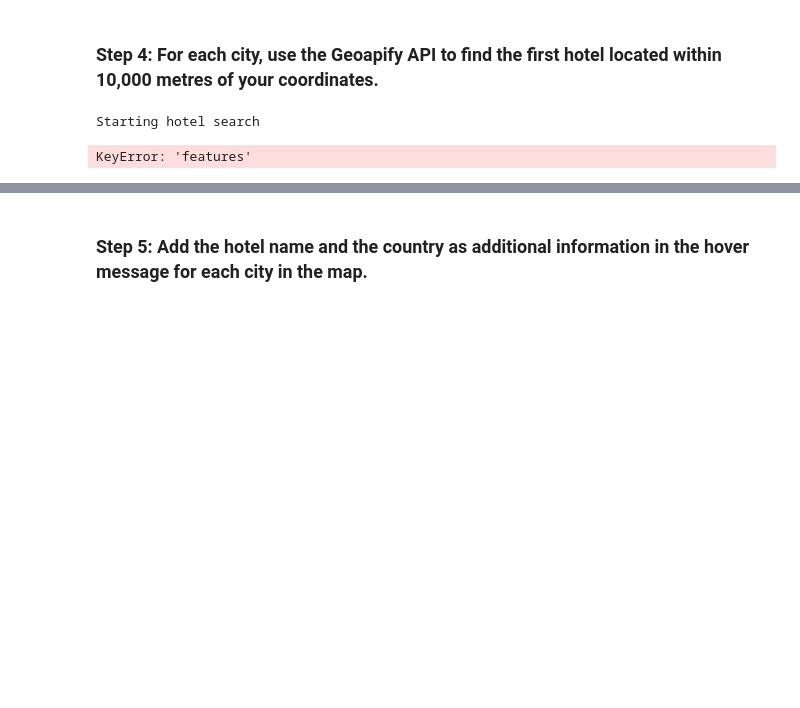
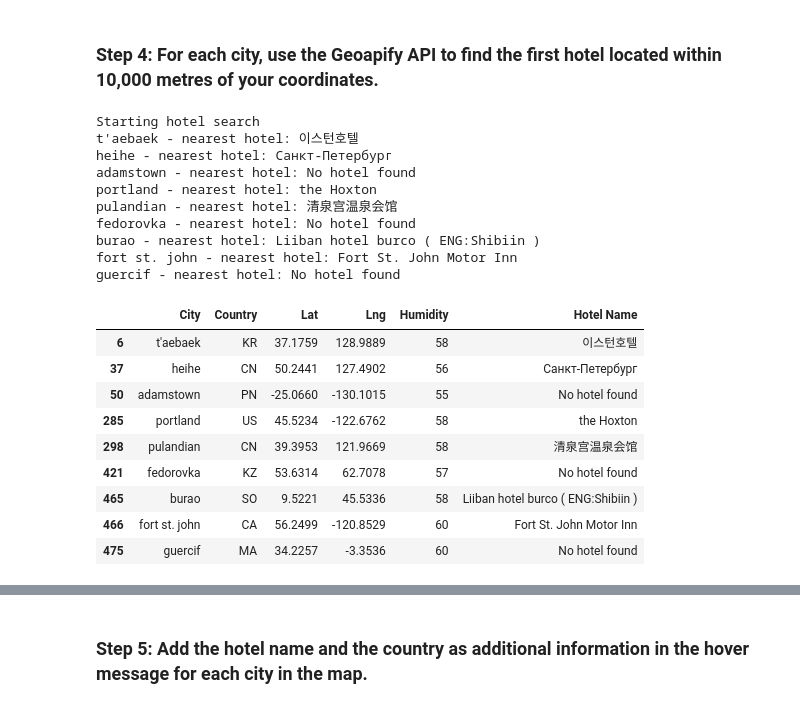
Before and after one commit to EBPaz/python-API-challenge, a Jupyter notebook: WeatherPy/starter_code/VacationPy.ipynb, the cells around one changed output, grey strips where cells are left out. Saved outputs shown, nothing was run; the diff lists cells and outputs as text; code cells hidden in the pictures; blank space fills up the shorter version.

```diff
--- a/WeatherPy/starter_code/VacationPy.ipynb
+++ b/WeatherPy/starter_code/VacationPy.ipynb
@@ -109,38 +109,56 @@ params = {
 print("Starting hotel search")
 
 # Iterate through the hotel_df DataFrame
 for index, row in hotel_df.iterrows():
     # get latitude, longitude from the DataFrame
     latitude = row["Lat"]
     longitude = row["Lng"]
 
     # Add filter and bias parameters with the current city's latitude and longitude to the params dictionary
-    params["categories"]: "accomodation.hotel"
-    params["filter"] = f'circle:{longitude}, {latitude}, {radius}'
-    params["bias"] = f'proximity{longitude}, {latitude}'
+    params["categories"] = "accommodation.hotel"
+    params["filter"] = f'circle:{longitude},{latitude},{radius}'
+    params["bias"] = f'proximity:{longitude},{latitude}'
 
     # Set base URL
     base_url = "https://api.geoapify.com/v2/places"
 
     # Make and API request using the params dictionary
     name_address = requests.get(base_url, params=params)
 
     # Convert the API response to JSON format
     name_address = (name_address).json()
 
 
     # Grab the first hotel from the results and store the name in the hotel_df DataFrame
-    #try:
-    hotel_df.loc[index, "Hotel Name"] = name_address["features"][0]["properties"]["name"]
-    #except (KeyError, IndexError):
+    try:
+        hotel_df.loc[index, "Hotel Name"] = name_address["features"][0]["properties"]["name"]
+    except (KeyError, IndexError):
         # If no hotel is found, set the hotel name as "No hotel found".
-       # hotel_df.loc[index, "Hotel Name"] = "No hotel found"
+        hotel_df.loc[index, "Hotel Name"] = "No hotel found"
 
     # Log the search results
     print(f"{hotel_df.loc[index, 'City']} - nearest hotel: {hotel_df.loc[index, 'Hotel Name']}")
 
 # Display sample data
 hotel_df
 # %% [output]
 Starting hotel search
+t'aebaek - nearest hotel: 이스턴호텔
+heihe - nearest hotel: Санкт-Петербург
+adamstown - nearest hotel: No hotel found
+portland - nearest hotel: the Hoxton
+pulandian - nearest hotel: 清泉宫温泉会馆
+fedorovka - nearest hotel: No hotel found
+burao - nearest hotel: Liiban hotel burco ( ENG:Shibiin )
+fort st. john - nearest hotel: Fort St. John Motor Inn
+guercif - nearest hotel: No hotel found
-KeyError: 'features'
+|  | City | Country | Lat | Lng | Humidity | Hotel Name |
+| 6 | t'aebaek | KR | 37.1759 | 128.9889 | 58 | 이스턴호텔 |
+| 37 | heihe | CN | 50.2441 | 127.4902 | 56 | Санкт-Петербург |
+| 50 | adamstown | PN | -25.0660 | -130.1015 | 55 | No hotel found |
+| 285 | portland | US | 45.5234 | -122.6762 | 58 | the Hoxton |
+| 298 | pulandian | CN | 39.3953 | 121.9669 | 58 | 清泉宫温泉会馆 |
+| 421 | fedorovka | KZ | 53.6314 | 62.7078 | 57 | No hotel found |
+| 465 | burao | SO | 9.5221 | 45.5336 | 58 | Liiban hotel burco ( ENG:Shibiin ) |
+| 466 | fort st. john | CA | 56.2499 | -120.8529 | 60 | Fort St. John Motor Inn |
+| 475 | guercif | MA | 34.2257 | -3.3536 | 60 | No hotel found |
```
Also changed, not shown: parts of 3 cells of this notebook.
